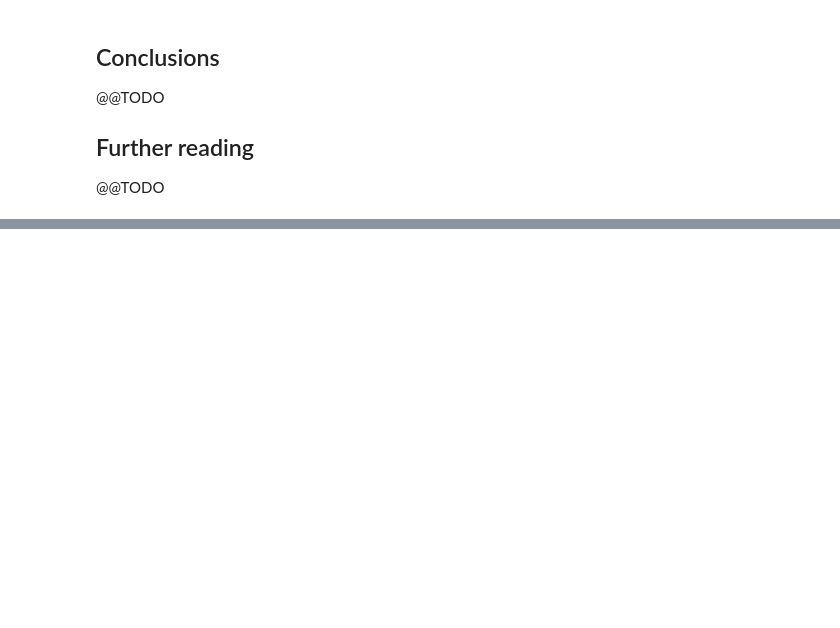
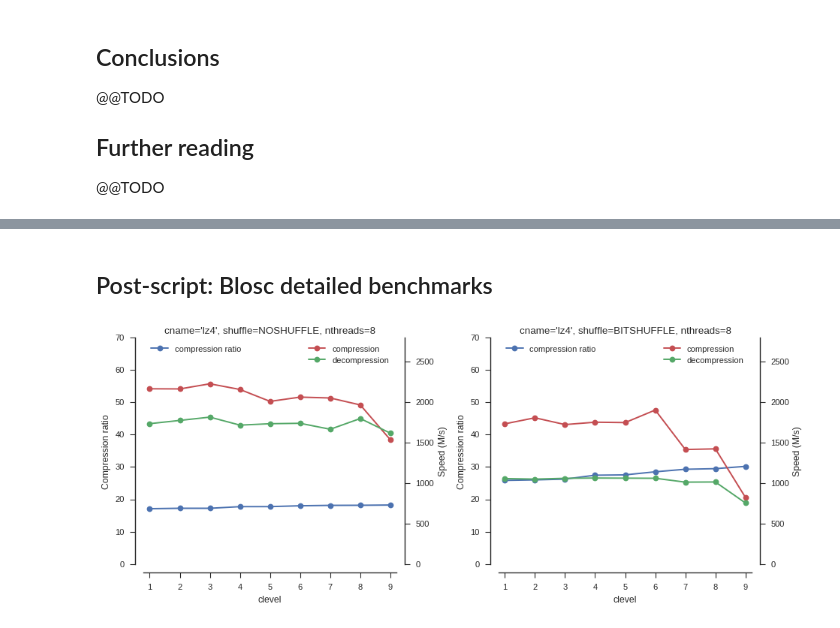
Before and after one commit to alimanfoo/alimanfoo.github.io, a Jupyter notebook: _posts/2016-09-21-genotype-compression-benchmark.ipynb, the cells around one changed output, grey strips where cells are left out. Saved outputs shown, nothing was run; the diff lists cells and outputs as text; code cells hidden in the pictures; blank space fills up the shorter version.

```diff
--- a/_posts/2016-09-21-genotype-compression-benchmark.ipynb
+++ b/_posts/2016-09-21-genotype-compression-benchmark.ipynb
@@ -313,0 +340,2 @@ plot_summary(mt_compress_times, mt_decompress_times, annotate=annotate)
+# %% [markdown]
+## Post-script: Blosc detailed benchmarks
@@ -313,0 +385,47 @@ plot_summary(mt_compress_times, mt_decompress_times, annotate=annotate)
+# %%
+def plot_bench_blosc(cname, shuffle, nthreads, ax=None):
+    fn = os.path.join(assets_dir, 'blosc.%s.%s.%s.npz' % (cname, shuffle, nthreads))
+    results = np.load(fn)
+    palette = sns.color_palette()
+
+    if ax is None:
+        fig, ax = plt.subplots()
+    sns.despine(ax=ax, offset=10)
+
+    # plot ratios
+    x = results['clevels']
+    yr = results['ratios']
+    ax.plot(x, yr, marker='o', color=palette[0], label='compression ratio')
+    ax.set_ylim(0, 70)
+    ax.set_ylabel('Compression ratio')
+    ax.legend(loc='upper left')
+    ax.set_xlabel('clevel')
+    ax.set_xlim(.8, 9.2)
+
+    # plot speeds
+    ax = ax.twinx()
+    sns.despine(ax=ax, left=True, bottom=True, right=False, offset=10)
+    yc = (data.nbytes / 2**20) / results['compress_times'].min(axis=1)
+    ax.plot(x, yc, marker='o', color=palette[2], label='compression')
+    yd = (data.nbytes / 2**20) / results['decompress_times'].min(axis=1)
+    ax.plot(x, yd, marker='o', color=palette[1], label='decompression')
+    ax.set_ylim(0, 2800)
+    ax.legend(loc='upper right')
+    ax.set_ylabel('Speed (M/s)')
+    ax.set_xlim(.8, 9.2)
+
+    ax.set_title('cname=%r, shuffle=%s, nthreads=%s' % (cname, shuffle_labels[shuffle], nthreads))
+# %%
+def fig_blosc_bench(cname, nthreads, clevels=None):
+    bench_blosc(cname, shuffle=NOSHUFFLE, nthreads=nthreads, clevels=clevels)
+    bench_blosc(cname, shuffle=BITSHUFFLE, nthreads=nthreads, clevels=clevels)
+    fig = plt.figure(figsize=(12, 5))
+    ax = fig.add_subplot(1, 2, 1)
+    plot_bench_blosc(cname, shuffle=NOSHUFFLE, nthreads=nthreads, ax=ax)
+    ax = fig.add_subplot(1, 2, 2)
+    plot_bench_blosc(cname, shuffle=BITSHUFFLE, nthreads=nthreads, ax=ax)
+    fig.tight_layout()
+# %%
+fig_blosc_bench('lz4', 8)
+# %% [output]
+[figure, added]
```
Also changed, not shown: parts of 18 cells of this notebook, 19 other files.
